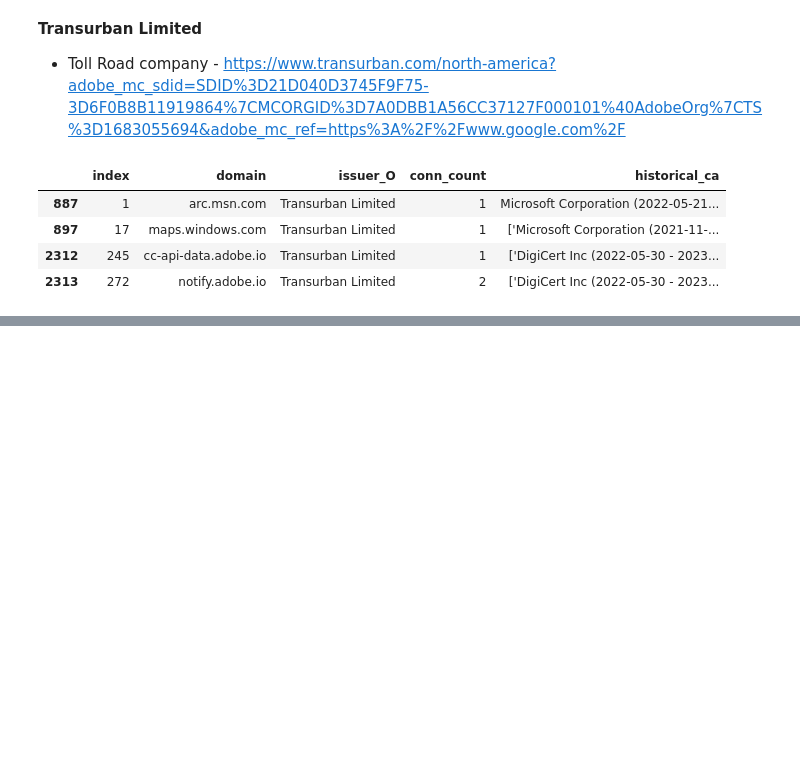
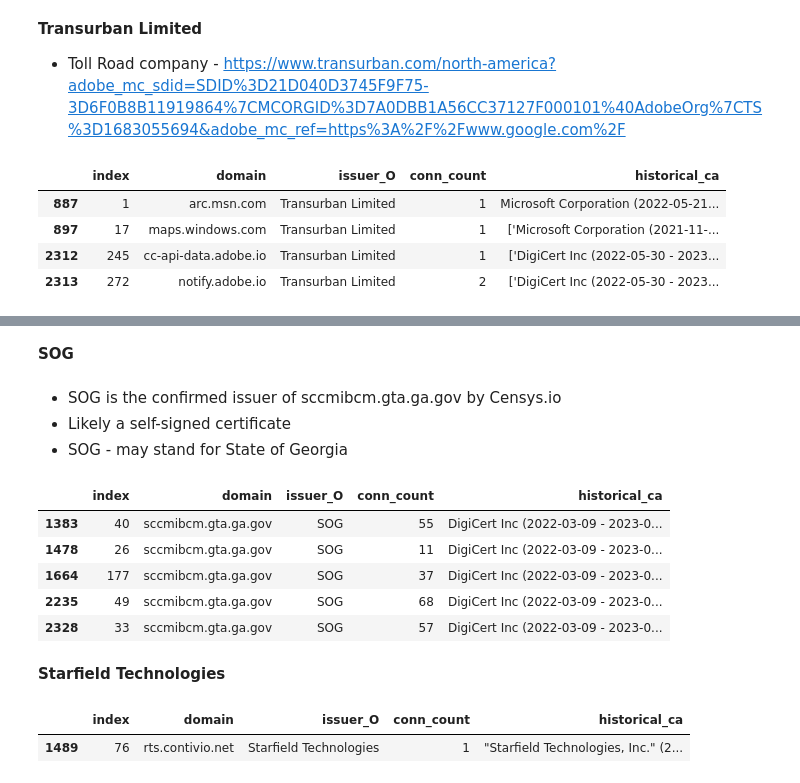
Before and after one commit to kdu2030/ssl_interception, a Jupyter notebook: notebooks/analysis_notebooks/June 2022.ipynb, the cells around one changed output, grey strips where cells are left out. Cells and saved outputs as stored; diff of their text form; code cells hidden in the pictures; blank space fills up the shorter version.

```diff
--- a/notebooks/analysis_notebooks/June 2022.ipynb
+++ b/notebooks/analysis_notebooks/June 2022.ipynb
@@ -241,0 +282,22 @@ df[df["issuer_O"] == "Transurban Limited"]
+# %% [markdown]
+**SOG**
+# %% [markdown]
+* SOG is the confirmed issuer of sccmibcm.gta.ga.gov by Censys.io
+* Likely a self-signed certificate
+* SOG - may stand for State of Georgia
+# %%
+df[df["issuer_O"] == "SOG"]
+# %% [output]
+|  | index | domain | issuer_O | conn_count | historical_ca |
+| 1383 | 40 | sccmibcm.gta.ga.gov | SOG | 55 | DigiCert Inc (2022-03-09 - 2023-0... |
+| 1478 | 26 | sccmibcm.gta.ga.gov | SOG | 11 | DigiCert Inc (2022-03-09 - 2023-0... |
+| 1664 | 177 | sccmibcm.gta.ga.gov | SOG | 37 | DigiCert Inc (2022-03-09 - 2023-0... |
+| 2235 | 49 | sccmibcm.gta.ga.gov | SOG | 68 | DigiCert Inc (2022-03-09 - 2023-0... |
+| 2328 | 33 | sccmibcm.gta.ga.gov | SOG | 57 | DigiCert Inc (2022-03-09 - 2023-0... |
+# %% [markdown]
+**Starfield Technologies**
+# %%
+df[df["issuer_O"] == "Starfield Technologies"]
+# %% [output]
+|  | index | domain | issuer_O | conn_count | historical_ca |
+| 1489 | 76 | rts.contivio.net | Starfield Technologies | 1 | "Starfield Technologies, Inc." (2... |
```
Also changed, not shown: parts of 40 cells of this notebook, 22 other files.
